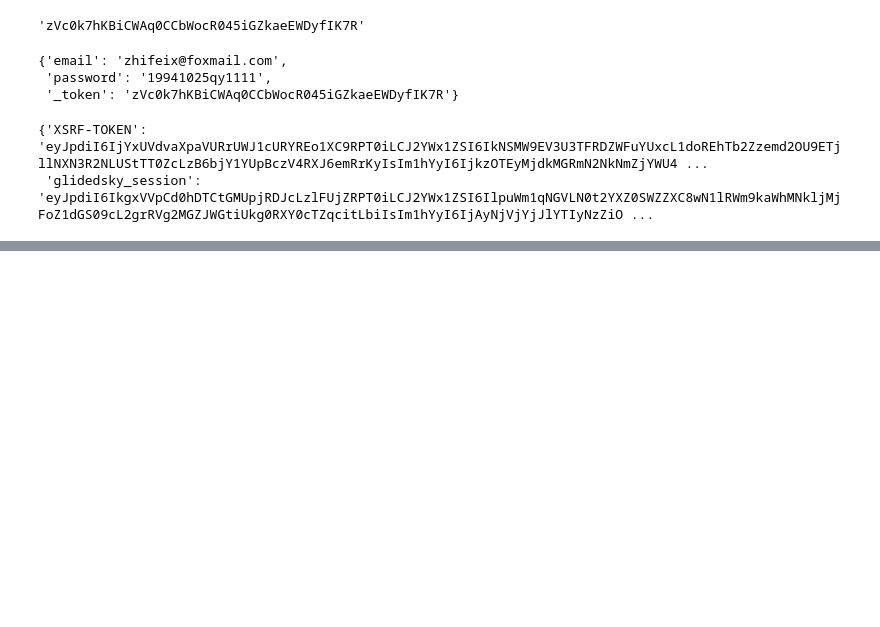
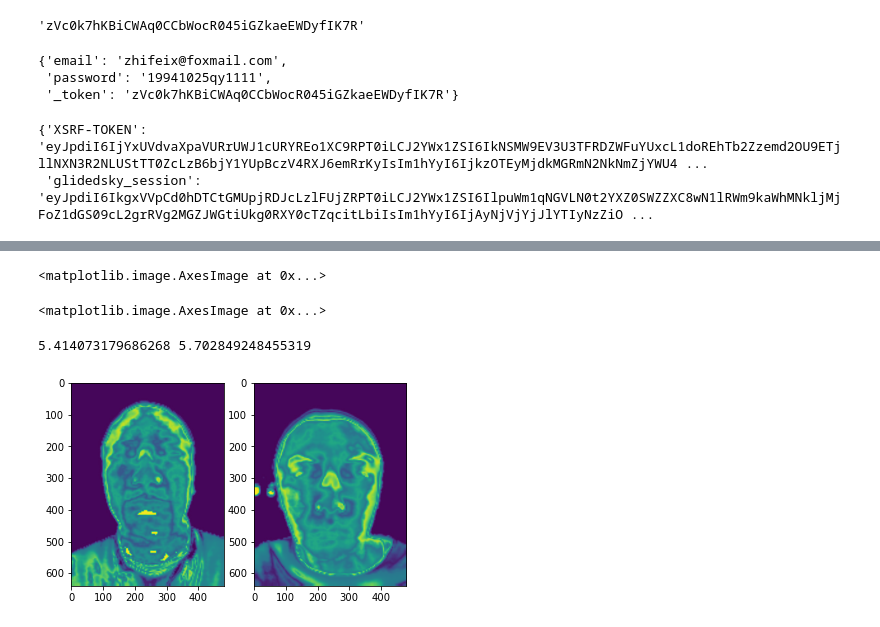
Before and after one commit to whuhit/scrapy_sp, a Jupyter notebook: 未命名.ipynb, the cells around one changed output, grey strips where cells are left out. Saved outputs shown, nothing was run; the diff lists cells and outputs as text; code cells hidden in the pictures; blank space fills up the shorter version.

```diff
--- a/未命名.ipynb
+++ b/未命名.ipynb
@@ -66,0 +95,12 @@ def dis(a,b):
+# %%
+P1 = np.unique(img1.reshape(-1,), return_counts=True)[1]/(640*480)
+P2 = np.unique(img2.reshape(-1,), return_counts=True)[1]/(640*480)
+
+entropy1 = -1*sum(P1*np.log2(P1))
+entropy2 = -1*sum(P2*np.log2(P2))
+print(entropy1,entropy2)
+# %% [output]
+<matplotlib.image.AxesImage at 0x...>
+<matplotlib.image.AxesImage at 0x...>
+5.414073179686268 5.702849248455319
+[figure, added]
```
Also changed, not shown: parts of 14 cells of this notebook, 23 other files.
